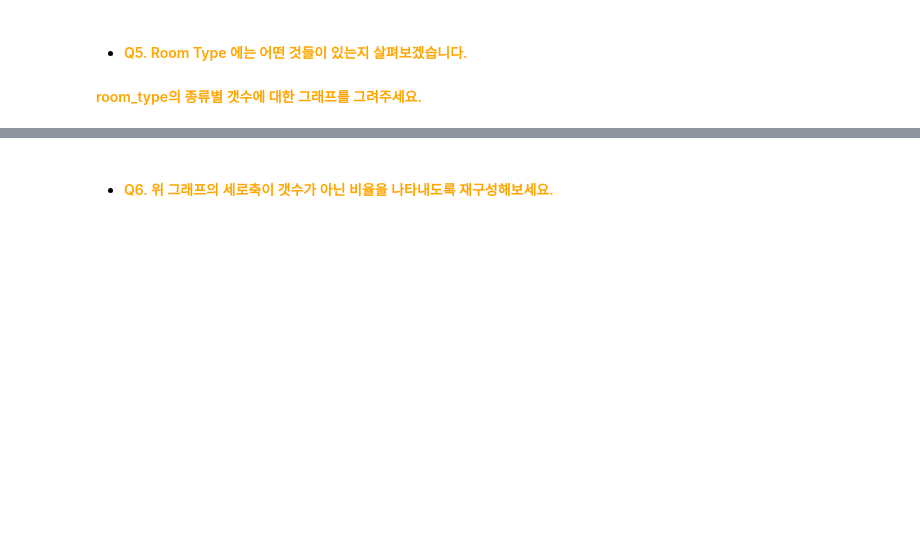
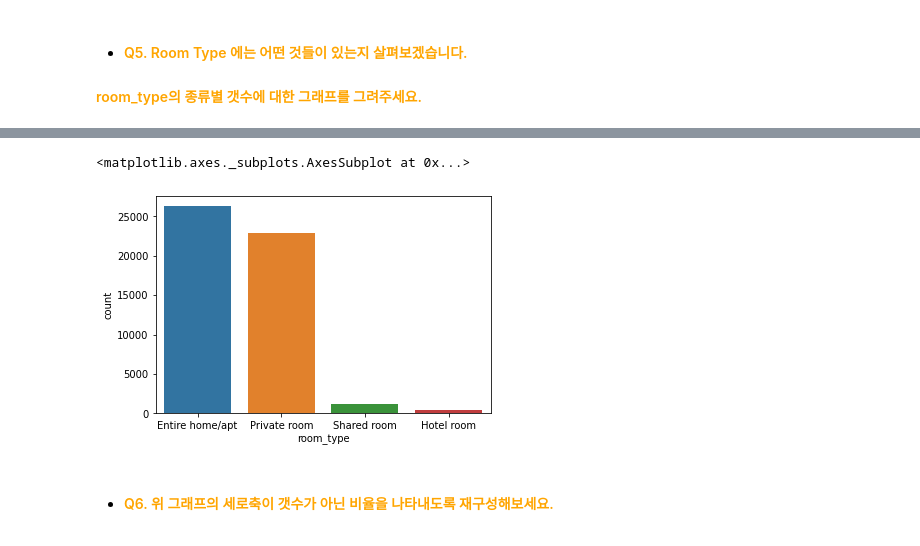
Before and after one commit to woohoocheezy/yGITa, a Jupyter notebook: eda/20_임우찬_EDA&시각화_과제.ipynb, the cells around one changed output, grey strips where cells are left out. Cells and saved outputs as stored; diff of their text form; code cells hidden in the pictures; blank space fills up the shorter version.

```diff
--- a/eda/20_임우찬_EDA&시각화_과제.ipynb
+++ b/eda/20_임우찬_EDA&시각화_과제.ipynb
@@ -27,5 +32,5 @@ import seaborn as sns
 # %%
-df = pd.read_csv('airbnb_listings.csv', index_col=0)
+df = pd.read_csv('/content/gdrive/MyDrive/와이빅타/EDA/airbnb_listings.csv', index_col=0)
 # %% [markdown]
 # EDA
 # %% [markdown]
@@ -136,2 +156,11 @@ memory usage: 21.3+ MB
+# %%
+# Q5
+
+room_df = df['room_type'].value_counts().rename_axis('room_type').reset_index(name='count')
+# room_df
+sns.barplot(x='room_type', y='count', data = room_df)
+# %% [output]
+<matplotlib.axes._subplots.AxesSubplot at 0x...>
+[figure, added]
 # %% [markdown]
 - #### <font color='orange'> Q6. 위 그래프의 세로축이 갯수가 아닌 비율을 나타내도록 재구성해보세요.
```
Also changed, not shown: parts of 22 cells of this notebook.
